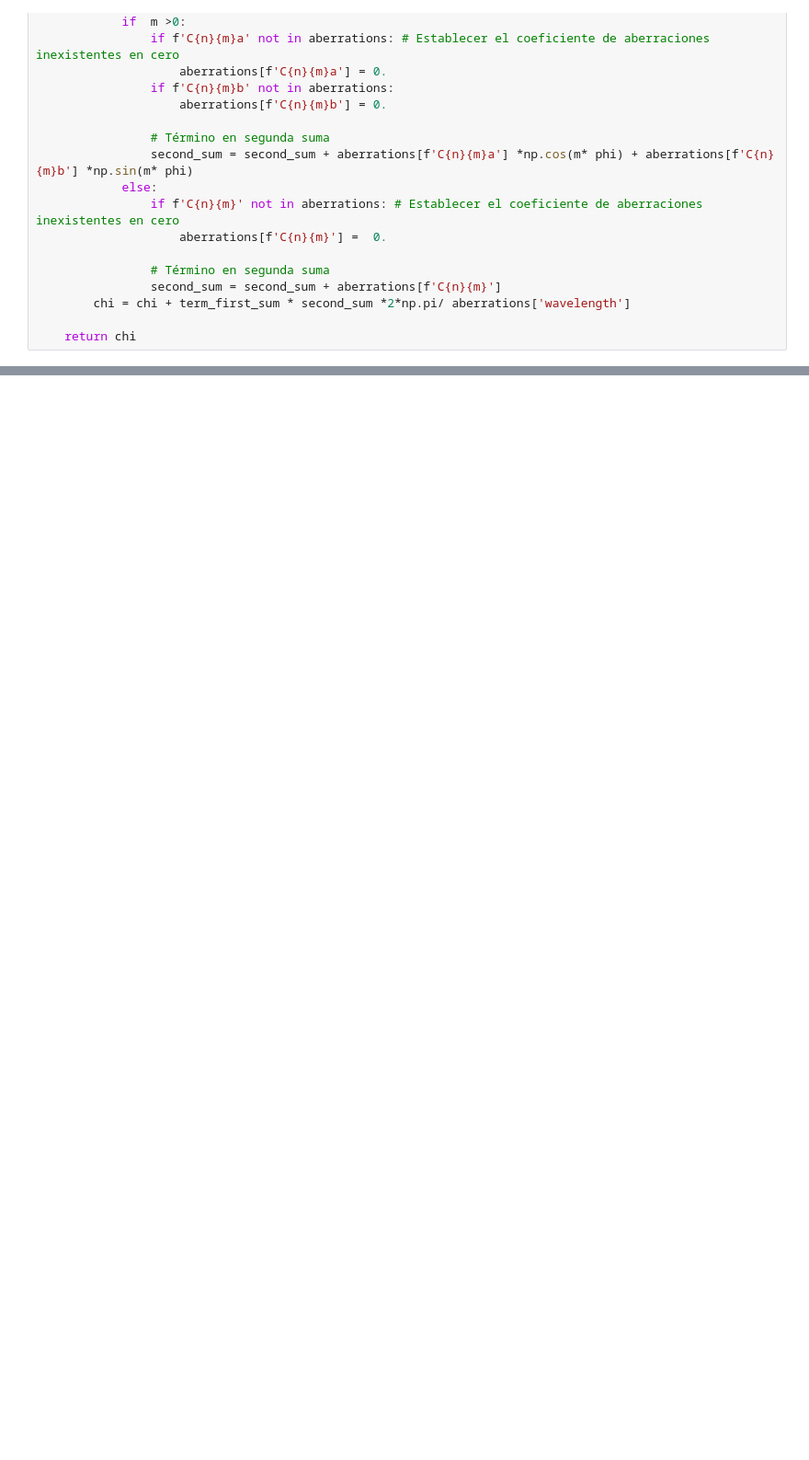
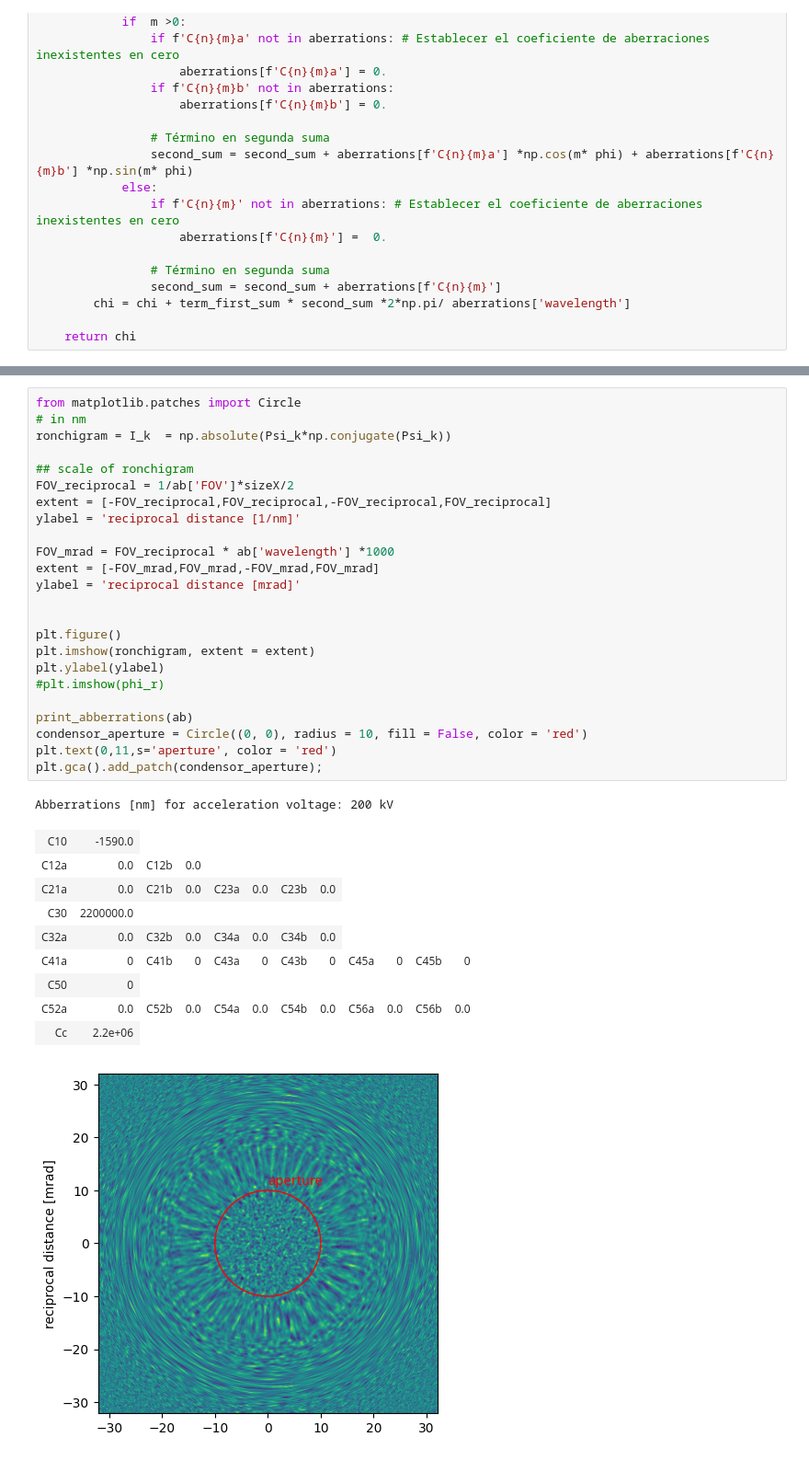
Before and after one commit to aldairmora/RONCHIGRAM, a Jupyter notebook: ronchis.ipynb, the cells around one changed output, grey strips where cells are left out. Shown at 92% size. Drawn from its saved outputs; the diff is of its cells as text; blank space fills up the shorter version.

```diff
--- a/ronchis.ipynb
+++ b/ronchis.ipynb
@@ -145,0 +203,36 @@ Text(0.5, 1.0, 'Ronchigram')
+# %%
+from matplotlib.patches import Circle
+# in nm
+ronchigram = I_k  = np.absolute(Psi_k*np.conjugate(Psi_k))
+
+## scale of ronchigram
+FOV_reciprocal = 1/ab['FOV']*sizeX/2
+extent = [-FOV_reciprocal,FOV_reciprocal,-FOV_reciprocal,FOV_reciprocal]
+ylabel = 'reciprocal distance [1/nm]'
+
+FOV_mrad = FOV_reciprocal * ab['wavelength'] *1000
+extent = [-FOV_mrad,FOV_mrad,-FOV_mrad,FOV_mrad]
+ylabel = 'reciprocal distance [mrad]'
+
+
+plt.figure()
+plt.imshow(ronchigram, extent = extent)
+plt.ylabel(ylabel)
+#plt.imshow(phi_r)
+
+print_abberrations(ab)
+condensor_aperture = Circle((0, 0), radius = 10, fill = False, color = 'red')
+plt.text(0,11,s='aperture', color = 'red')
+plt.gca().add_patch(condensor_aperture);
+# %% [output]
+Abberrations [nm] for acceleration voltage: 200 kV
+| C10 | -1590.0 |
+| C12a | 0.0 | C12b | 0.0 |
+| C21a | 0.0 | C21b | 0.0 | C23a | 0.0 | C23b | 0.0 |
+| C30 | 2200000.0 |
+| C32a | 0.0 | C32b | 0.0 | C34a | 0.0 | C34b | 0.0 |
+| C41a | 0 | C41b | 0 | C43a | 0 | C43b | 0 | C45a | 0 | C45b | 0 |
+| C50 | 0 |
+| C52a | 0.0 | C52b | 0.0 | C54a | 0.0 | C54b | 0.0 | C56a | 0.0 | C56b | 0.0 |
+| Cc | 2.2e+06 |
+[figure, added]
```
Also changed, not shown: parts of 10 cells of this notebook.
